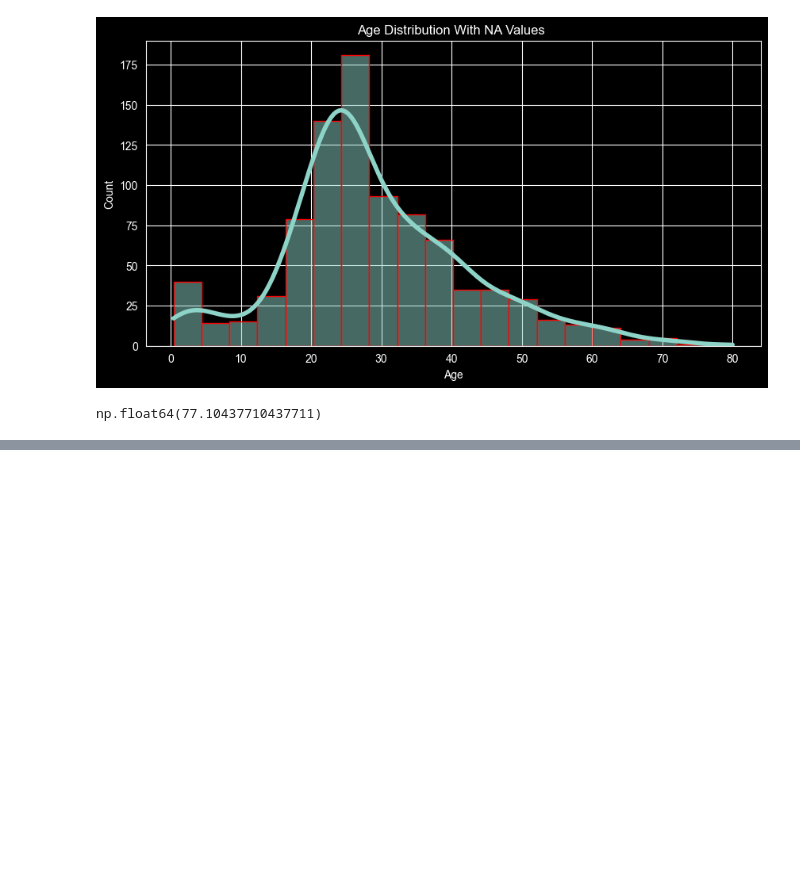
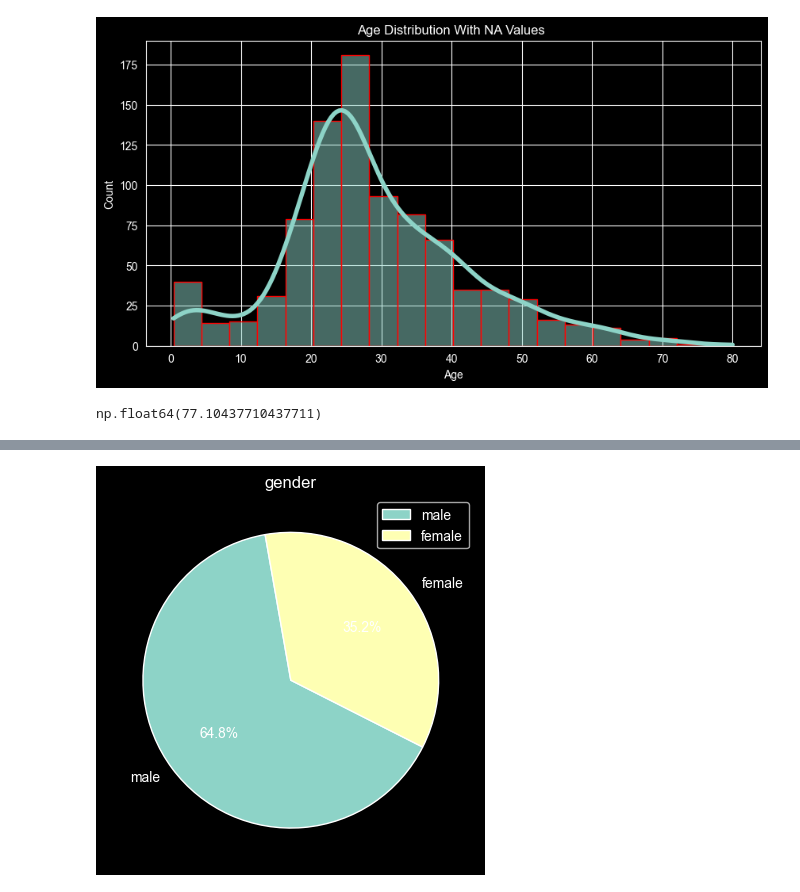
Before and after one commit to loplop05/Titanic-Survaival-Classification, a Jupyter notebook: TitanicClassification.ipynb, the cells around one changed output, grey strips where cells are left out. Drawn from its saved outputs; the diff is of its cells as text; code cells hidden in the pictures; blank space fills up the shorter version.

Commit message:
Comparing Surviving By Gender

```diff
--- a/TitanicClassification.ipynb
+++ b/TitanicClassification.ipynb
@@ -129,0 +150,14 @@ df.drop('Cabin',axis=1,inplace=True)
+# %%
+observation_values = list(df["Sex"].value_counts().index)
+total_observation_values = list(df["Sex"].value_counts())
+
+plt.pie(total_observation_values,
+            labels=observation_values,
+            autopct='%1.1f%%',
+            startangle=100,
+            labeldistance=1.1)
+plt.title("gender")
+plt.legend()
+plt.show()
+# %% [output]
+[figure, added]
```
Also changed, not shown: parts of 4 cells of this notebook.
